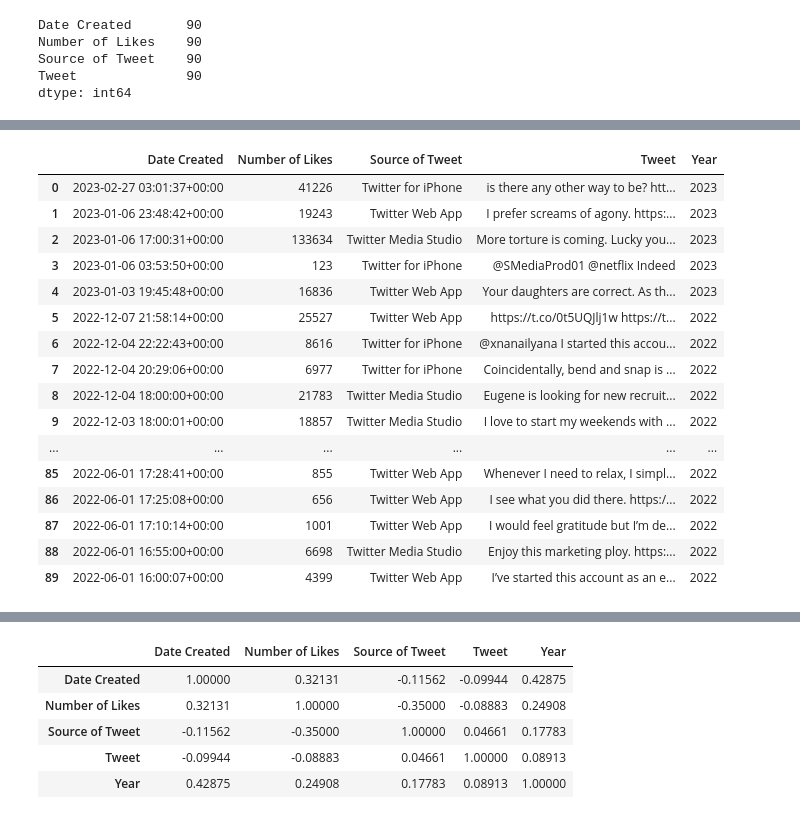
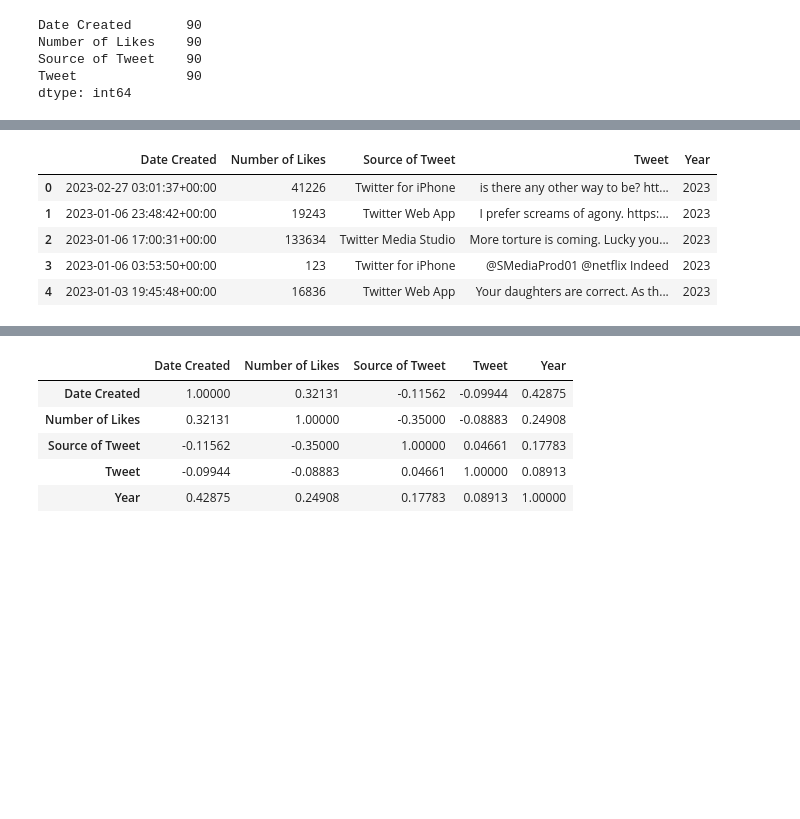
Before and after one commit to Curlybracketi/Twitter-Analysis-on-Wednesday-movies, a Jupyter notebook: Twitter Analysis Of Wednesday Movies project.ipynb, the cells around one changed output, grey strips where cells are left out. Drawn from its saved outputs; the diff is of its cells as text; code cells hidden in the pictures; blank space fills up the shorter version.

```diff
--- a/Twitter Analysis Of Wednesday Movies project.ipynb
+++ b/Twitter Analysis Of Wednesday Movies project.ipynb
@@ -83,23 +61,12 @@ tweets_df
 # %%
 tweets_df['Year'] = tweets_df['Date Created'].str.extract(pat = '([0-9]{4})').astype(int)
-tweets_df
+tweets_df.head()
 # %% [output]
 |  | Date Created | Number of Likes | Source of Tweet | Tweet | Year |
 | 0 | 2023-02-27 03:01:37+00:00 | 41226 | Twitter for iPhone | is there any other way to be? htt... | 2023 |
 | 1 | 2023-01-06 23:48:42+00:00 | 19243 | Twitter Web App | I prefer screams of agony. https:... | 2023 |
 | 2 | 2023-01-06 17:00:31+00:00 | 133634 | Twitter Media Studio | More torture is coming. Lucky you... | 2023 |
 | 3 | 2023-01-06 03:53:50+00:00 | 123 | Twitter for iPhone | @SMediaProd01 @netflix Indeed | 2023 |
 | 4 | 2023-01-03 19:45:48+00:00 | 16836 | Twitter Web App | Your daughters are correct. As th... | 2023 |
-| 5 | 2022-12-07 21:58:14+00:00 | 25527 | Twitter Web App | https://t.co/0t5UQJlj1w https://t... | 2022 |
-| 6 | 2022-12-04 22:22:43+00:00 | 8616 | Twitter for iPhone | @xnanailyana I started this accou... | 2022 |
-| 7 | 2022-12-04 20:29:06+00:00 | 6977 | Twitter for iPhone | Coincidentally, bend and snap is ... | 2022 |
-| 8 | 2022-12-04 18:00:00+00:00 | 21783 | Twitter Media Studio | Eugene is looking for new recruit... | 2022 |
-| 9 | 2022-12-03 18:00:01+00:00 | 18857 | Twitter Media Studio | I love to start my weekends with ... | 2022 |
-| ... | ... | ... | ... | ... | ... |
-| 85 | 2022-06-01 17:28:41+00:00 | 855 | Twitter Web App | Whenever I need to relax, I simpl... | 2022 |
-| 86 | 2022-06-01 17:25:08+00:00 | 656 | Twitter Web App | I see what you did there. https:/... | 2022 |
-| 87 | 2022-06-01 17:10:14+00:00 | 1001 | Twitter Web App | I would feel gratitude but I’m de... | 2022 |
-| 88 | 2022-06-01 16:55:00+00:00 | 6698 | Twitter Media Studio | Enjoy this marketing ploy. https:... | 2022 |
-| 89 | 2022-06-01 16:00:07+00:00 | 4399 | Twitter Web App | I’ve started this account as an e... | 2022 |
 # %%
 new_tweet = tweets_df.drop_duplicates('Tweet', keep='first')
```
Also changed, not shown: parts of 10 cells of this notebook.
